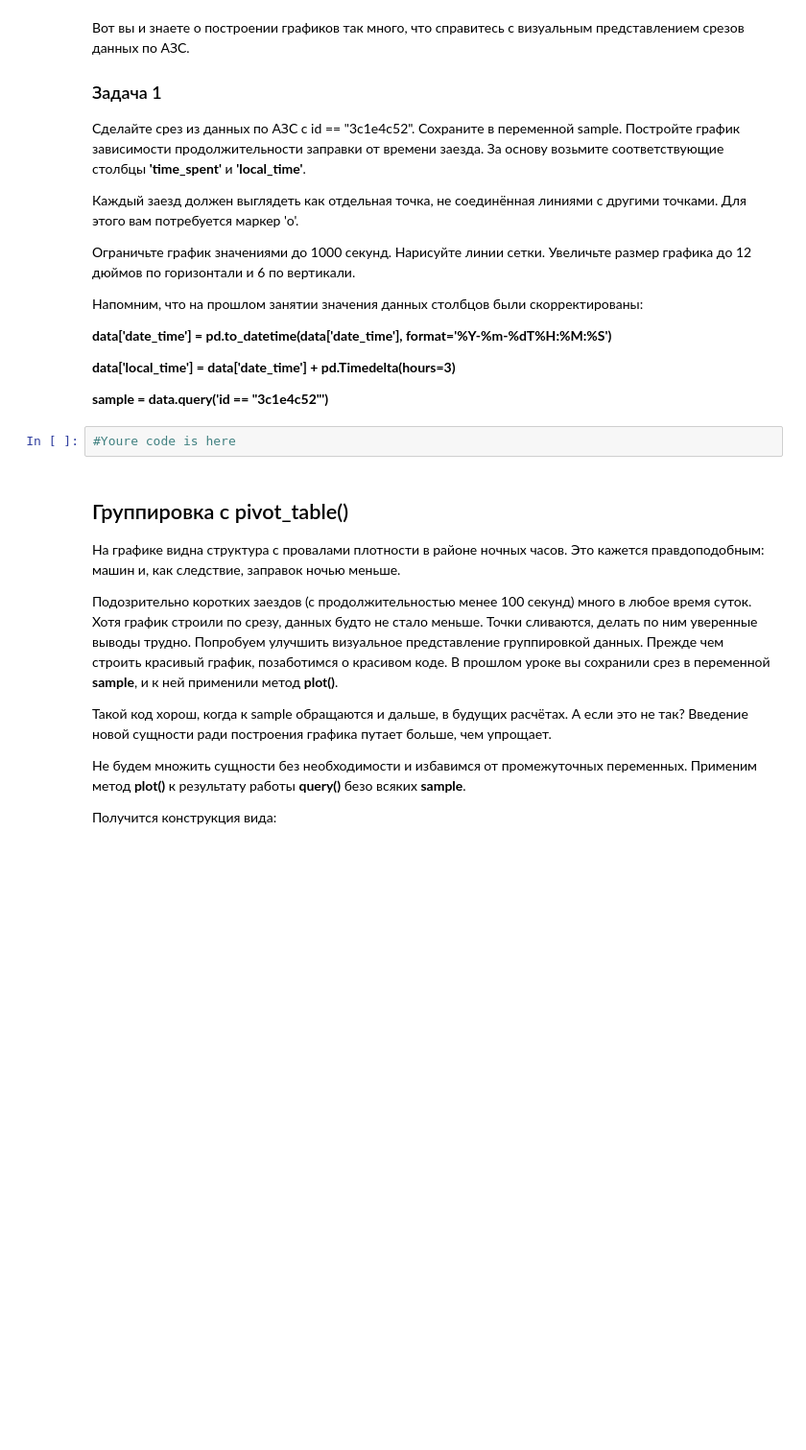
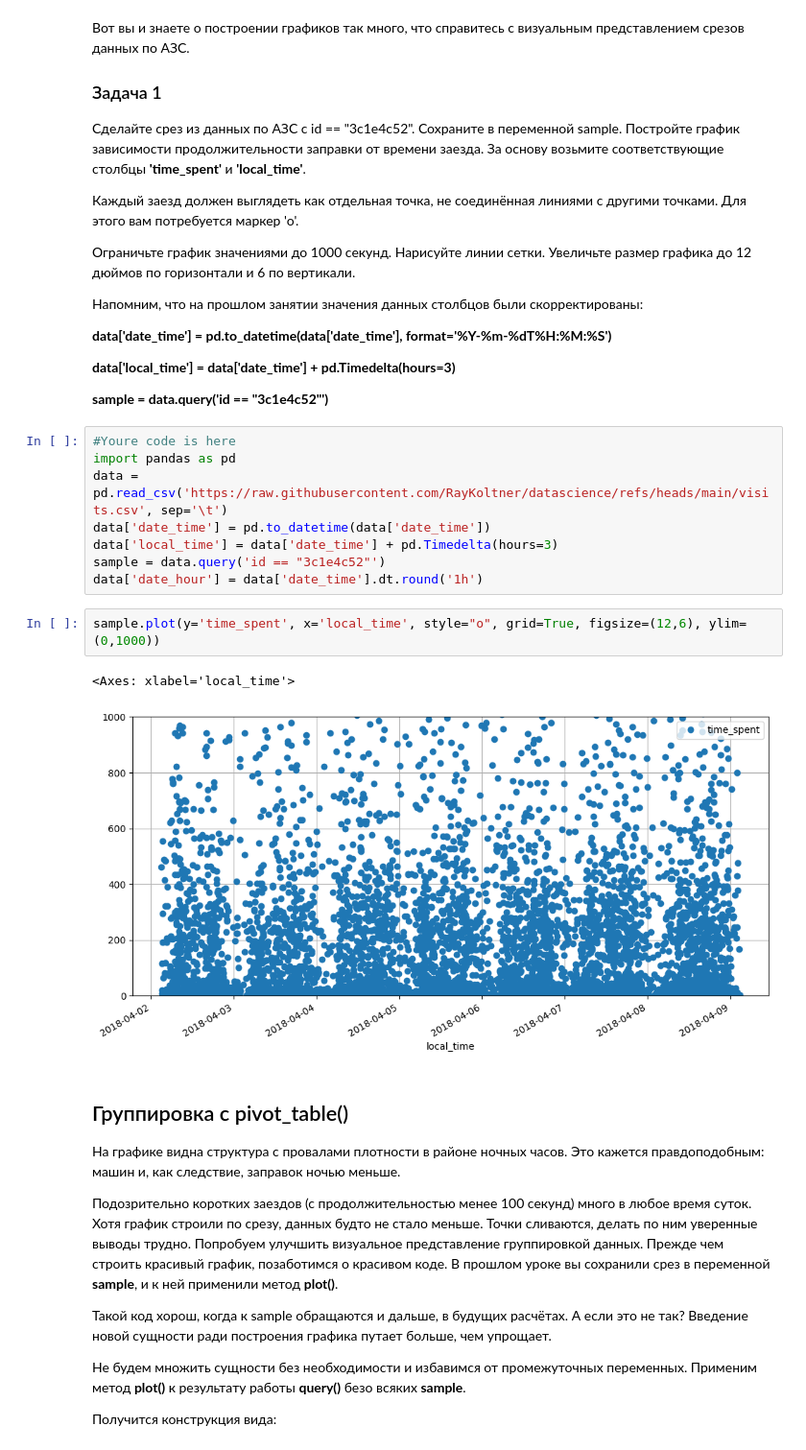
Before and after one commit to RayKoltner/datascience, a Jupyter notebook: Занятие_9_Кувшинов.ipynb, the cells around one changed output. Shown at 96% size. Cells and saved outputs as stored; diff of their text form; blank space fills up the shorter version.

```diff
--- a/Занятие_9_Кувшинов.ipynb
+++ b/Занятие_9_Кувшинов.ipynb
@@ -100,8 +100,19 @@ df.plot(x='b', y='a', style='o-', xlim=(0, 30), grid=True, figsize=(10, 3));
 **data['local_time'] = data['date_time'] + pd.Timedelta(hours=3)**
 
 **sample = data.query('id == "3c1e4c52"')**
-# %%
-#Youre code is here
+# %%
+#Youre code is here
+import pandas as pd
+data = pd.read_csv('https://raw.githubusercontent.com/RayKoltner/datascience/refs/heads/main/visits.csv', sep='\t')
+data['date_time'] = pd.to_datetime(data['date_time'])
+data['local_time'] = data['date_time'] + pd.Timedelta(hours=3)
+sample = data.query('id == "3c1e4c52"')
+data['date_hour'] = data['date_time'].dt.round('1h')
+# %%
+sample.plot(y='time_spent', x='local_time', style="o", grid=True, figsize=(12,6), ylim=(0,1000))
+# %% [output]
+<Axes: xlabel='local_time'>
+[figure, added]
 # %% [markdown]
 ## Группировка с pivot_table()
 
```
Also changed, not shown: parts of 11 cells of this notebook.
